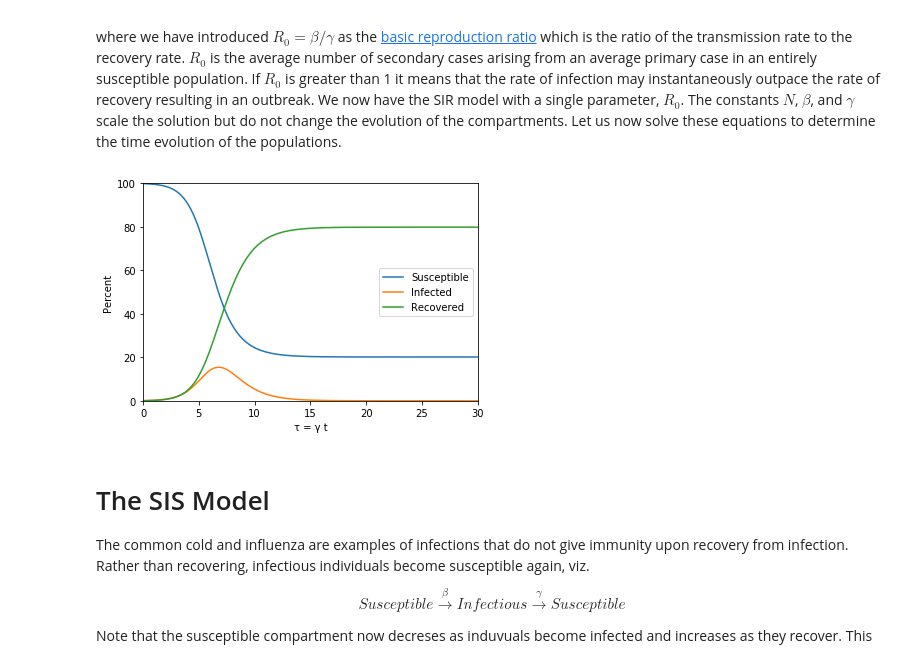
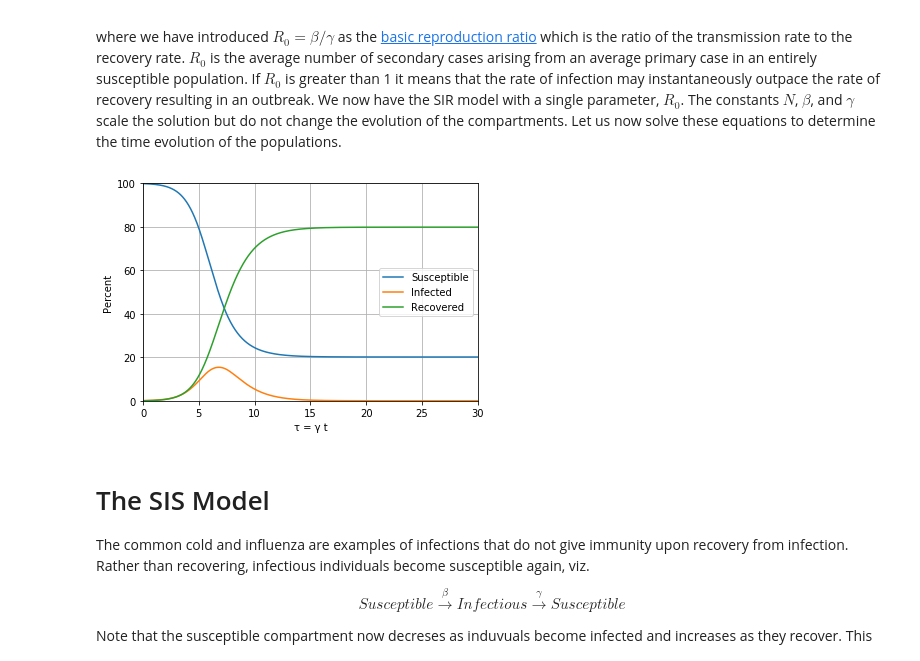
Before and after one commit to fcantelmi/morning-bytes, a Jupyter notebook: sirmodel/sirmodel.ipynb, the cells around one changed output. Saved outputs shown, nothing was run; the diff lists cells and outputs as text; code cells hidden in the pictures.

```diff
--- a/sirmodel/sirmodel.ipynb
+++ b/sirmodel/sirmodel.ipynb
@@ -177,34 +178,35 @@ def sir_model(t, y):
     dsdtau = -R_0 * s * i
     didtau =  R_0 * s * i - i
     drdtau =  i
     return dsdtau, didtau, drdtau
 
 
 # Initial number of infected and recovered individuals
 # Everyone else is susceptible to infection initially.
 r_initial = 0
 i_initial = 0.001
 s_initial = 1 - i_initial - r_initial
 
 # Integrate the SIR equations over the time
 # ivp means initial value problem (as opposed to a boundary value problem)
 t_initial = 0
 t_final = 30
 sol = solve_ivp(sir_model, (t_initial, t_final), (s_initial, i_initial, r_initial),
                 t_eval=np.linspace(t_initial, t_final, 1000))
 s, i, r = sol.y
 
 plt.plot(sol.t, 100*s, label='Susceptible')
 plt.plot(sol.t, 100*i, label='Infected')
 plt.plot(sol.t, 100*r, label='Recovered')
 plt.xlabel("\u03C4 = \u03B3 t")
 plt.ylabel('Percent')
 plt.xlim((0,30))
 plt.ylim((0,100))
+plt.grid()
 plt.legend()
 plt.show()
 # %% [output]
-[figure, old version]
+[figure, new version]
 # %% [markdown]
 # The SIS Model
 
```
Also changed, not shown: parts of 3 cells of this notebook.
